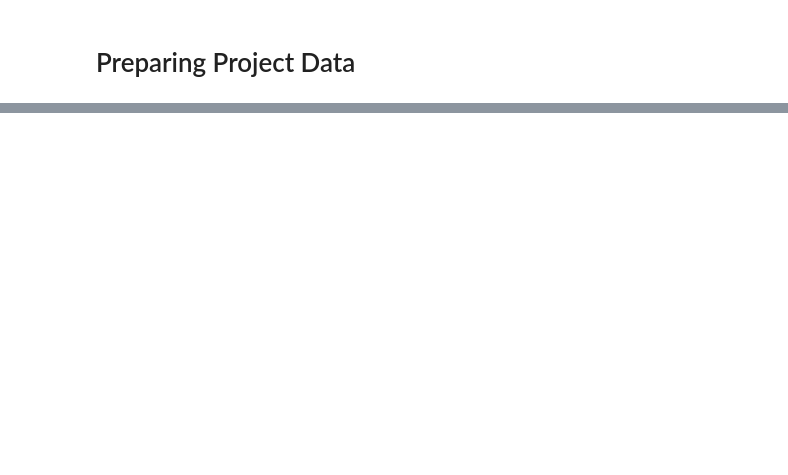
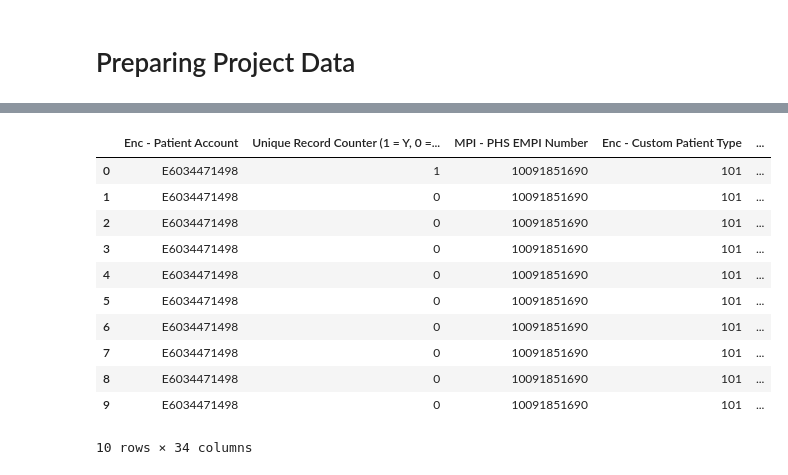
Before and after one commit to GUZHAO/ML, a Jupyter notebook: Inpatient+Medication+Prediction.ipynb, the cells around one changed output, grey strips where cells are left out. Saved outputs shown, nothing was run; the diff lists cells and outputs as text; code cells hidden in the pictures; blank space fills up the shorter version.

```diff
--- a/Inpatient+Medication+Prediction.ipynb
+++ b/Inpatient+Medication+Prediction.ipynb
@@ -47,0 +161,5 @@ You should consider upgrading via the 'pip install --upgrade pip' command.
+# %%
+# Import census tool data pull
+ctd = gcsfs.GCSFileSystem(project='inpt-forecasting')
+with ctd.open('inpt-forecasting/Census Tool Data Pull CY2017- May 2018CONFIDENTIAL.xls.xlsx') as ctd_f:
+  ctd_df = pd.read_excel(ctd_f)
@@ -47,0 +187,16 @@ You should consider upgrading via the 'pip install --upgrade pip' command.
+# %%
+# Take a peak of the data
+ctd_df.head(10)
+# %% [output]
+|  | Enc - Patient Account | Unique Record Counter (1 = Y, 0 =... | MPI - PHS EMPI Number | Enc - Custom Patient Type | ... |
+| 0 | E6034471498 | 1 | 10091851690 | 101 | ... |
+| 1 | E6034471498 | 0 | 10091851690 | 101 | ... |
+| 2 | E6034471498 | 0 | 10091851690 | 101 | ... |
+| 3 | E6034471498 | 0 | 10091851690 | 101 | ... |
+| 4 | E6034471498 | 0 | 10091851690 | 101 | ... |
+| 5 | E6034471498 | 0 | 10091851690 | 101 | ... |
+| 6 | E6034471498 | 0 | 10091851690 | 101 | ... |
+| 7 | E6034471498 | 0 | 10091851690 | 101 | ... |
+| 8 | E6034471498 | 0 | 10091851690 | 101 | ... |
+| 9 | E6034471498 | 0 | 10091851690 | 101 | ... |
+10 rows × 34 columns
```
Also changed, not shown: parts of 17 cells of this notebook.
